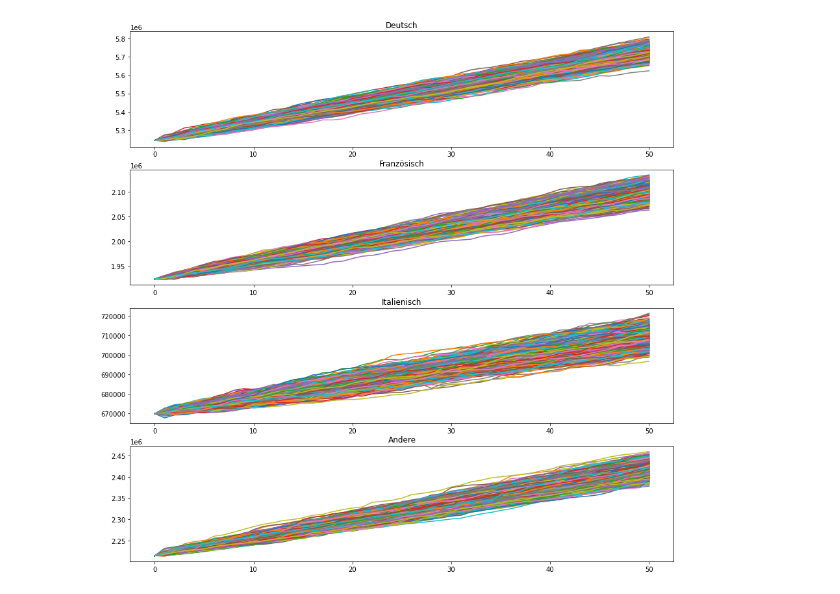
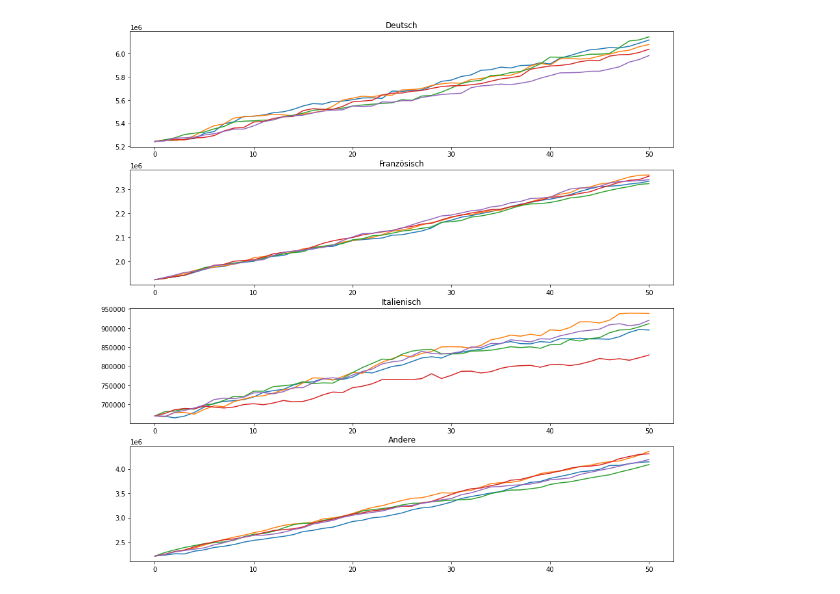
Before and after one commit to nicolarohner1337/omc-WER, a Jupyter notebook: Code/simulation.ipynb, the cells around one changed output. Cells and saved outputs as stored; diff of their text form; code cells hidden in the pictures.

```diff
--- a/Code/simulation.ipynb
+++ b/Code/simulation.ipynb
@@ -11,8 +11,10 @@ from fitter import Fitter
 import random
 import dill
 # %%
-geburtenRate = dill.load(open('../Daten/zf_geburtenrate/districutions_nach_sprache.pick', 'rb'))
-todesRaten = dill.load(open('../Daten/zf_todesrate/districutions_nach_sprache.pick', 'rb'))
+geburtenRate = dill.load(open('../Daten/zf_geburtenrate/distributions_nach_sprache.pick', 'rb'))
+todesRaten = dill.load(open('../Daten/zf_todesrate/distributions_nach_sprache.pick', 'rb'))
+einwanderung = dill.load(open('../Daten/zf_einwanderung/distributions_nach_sprache.pick', 'rb'))
+auswanderung = dill.load(open('../Daten/zf_auswanderung/distributions_nach_sprache.pick', 'rb'))
 
 print(geburtenRate)
 
@@ -35,6 +37,9 @@ for sprache in list(geburtenRate.keys()):
 
     lang_dict["birth"] = generateDistribution(geburtenRate[sprache])
     lang_dict["death"] = generateDistribution(todesRaten[sprache])
+    lang_dict["einwanderung"] = generateDistribution(einwanderung[sprache])
+    lang_dict["auswanderung"] = generateDistribution(auswanderung[sprache])
+
 
     distirbutionDict[sprache] = lang_dict
 
@@ -58,40 +71,40 @@ def simulation(distirbutionDict,startValue,years=50,n=10):
     for i in range(n):
         valuesYear = [startValue]
         for year in range(2022,2022+years):
-            temp = random.choice(distirbutionDict["birth"]) - random.choice(distirbutionDict["death"])
+            temp = random.choice(distirbutionDict["birth"]) - random.choice(distirbutionDict["death"]) + random.choice(distirbutionDict["einwanderung"]) - random.choice(distirbutionDict["auswanderung"])
             newValue = valuesYear[-1] + temp
             valuesYear.append(newValue)
         runs.append(valuesYear)
     return runs
 
-Deutsch = simulation(distirbutionDict["Deutsch"],5243758,years=50,n=1000)
-Französisch = simulation(distirbutionDict["Französisch"],1922946,years=50,n=1000)
-Italienisch = simulation(distirbutionDict["Italienisch"],669870,years=50,n=1000)
-Andere = simulation(distirbutionDict["Andere"],2214643,years=50,n=1000)
+Deutsch = simulation(distirbutionDict["Deutsch"],5243758,years=50,n=5)
+Französisch = simulation(distirbutionDict["Französisch"],1922946,years=50,n=5)
+Italienisch = simulation(distirbutionDict["Italienisch"],669870,years=50,n=5)
+Andere = simulation(distirbutionDict["Andere"],2214643,years=50,n=5)
 
 fig, ax = plt.subplots(4, 1, figsize=(15,15))
 
 #plot Deutsch
 for i in range(len(Deutsch)):
     ax[0].plot(Deutsch[i])
 
 ax[0].set_title("Deutsch")
 
 for i in range(len(Französisch)):
     ax[1].plot(Französisch[i])
 
 ax[1].set_title("Französisch")
 
 for i in range(len(Italienisch)):
     ax[2].plot(Italienisch[i])
 
 ax[2].set_title("Italienisch")
 
 for i in range(len(Andere)):
     ax[3].plot(Andere[i])
 
 ax[3].set_title("Andere")
 
 plt.show()
 # %% [output]
-[figure, old version]
+[figure, new version]
```
Also changed, not shown: parts of 1 cell of this notebook, 6 other files.
